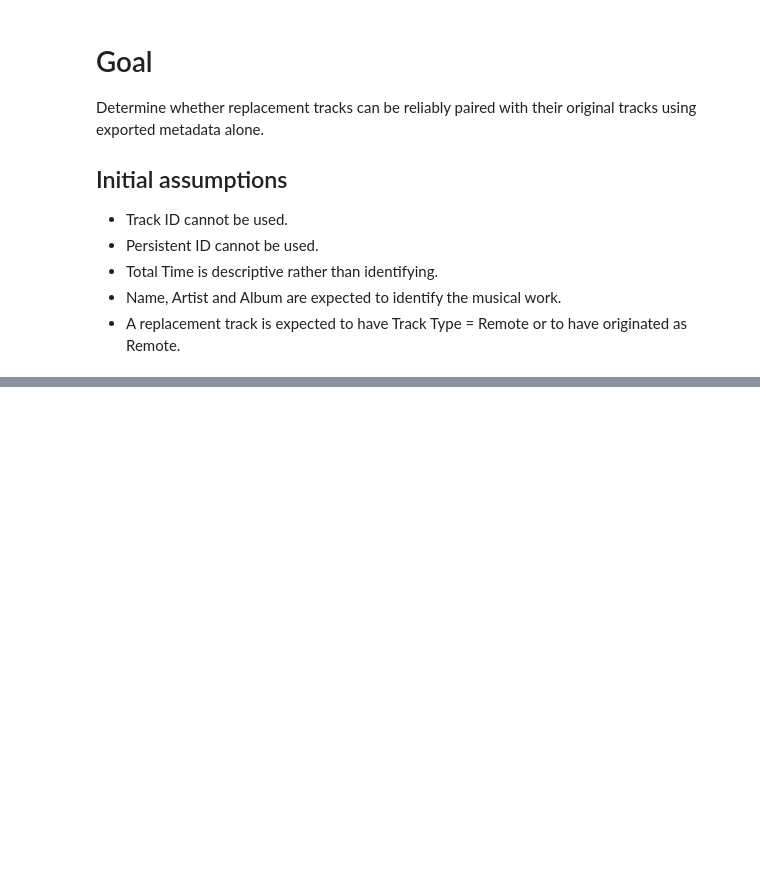
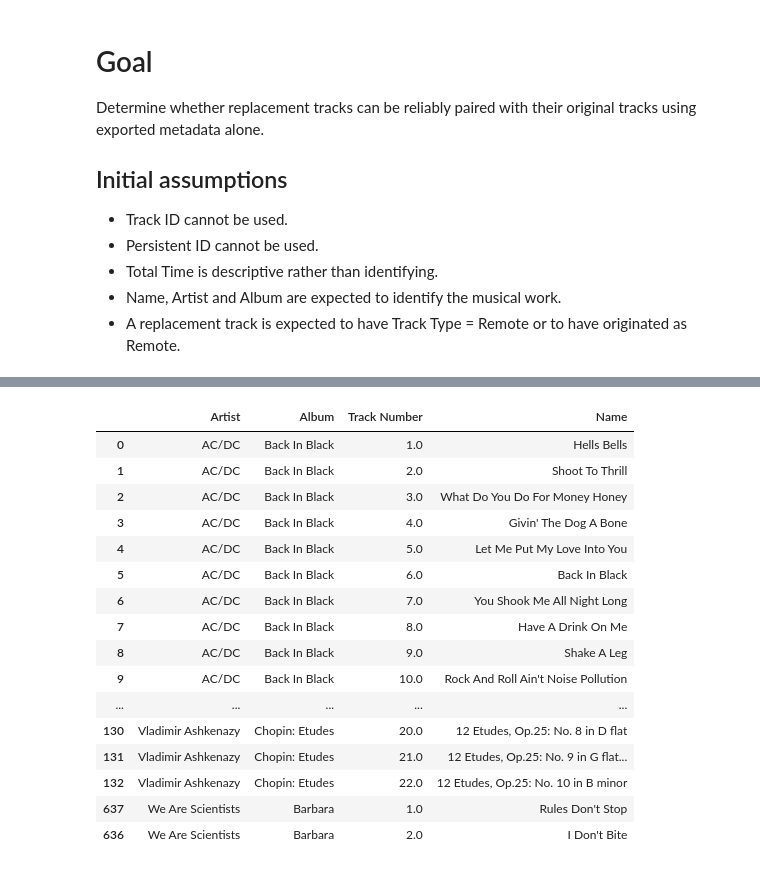
Before and after one commit to St1gg3r6/music-library-tools, a Jupyter notebook: notebooks/03_Track_Matching.ipynb, the cells around one changed output, grey strips where cells are left out. Drawn from its saved outputs; the diff is of its cells as text; code cells hidden in the pictures; blank space fills up the shorter version.

```diff
--- a/notebooks/03_Track_Matching.ipynb
+++ b/notebooks/03_Track_Matching.ipynb
@@ -40,7 +41,7 @@ result
 |  | Track ID | Name | Artist | Album | Genre | Kind | Size | Total Time | Disc Number | Disc Count | ... |
 | 59 | 1832 | Strength | The Alarm | Strength 1985-1986 | Rock | Matched AAC audio file | 11674991 | 334266 | 1.0 | 1.0 | ... |
 # %%
-original_pool = baseline_df[baseline_df['Track Type'] == 'File']
+original_pool = baseline_df[baseline_df['Track ID'] == baseline_df['Min Track ID']]
 original_pool.head()
 # %% [output]
 |  | Track ID | Name | Artist | Album | Genre | Kind | Size | Total Time | Disc Number | Disc Count | ... |
@@ -96,7 +75,10 @@ track_series
 | 1705 | 5127 | Hysteria | Muse | H.A.A.R.P [Live] | Rock | Matched AAC audio file | 9238253 | 259066 | 1.0 | 1.0 | ... |
 | 11123 | 25406 | Hysteria | Muse | H.A.A.R.P [Live] | Rock | AAC audio file | 9238253 | 259066 | 1.0 | 1.0 | ... |
 # %%
-test_tracks = current_df[(current_df['Track Type'] == 'File') & (current_df['Comments'] == 'Owner: Steve')]
+test_tracks = current_df[
+    (current_df['Track ID'] == current_df['Max Track ID']) &
+    (current_df['Comments'] == 'Owner: Steve')
+]
 # %%
 test_tracks.shape
 # %% [output]
@@ -106,9 +88,10 @@ results = []
 for _, track in test_tracks.iterrows():
     candidates = find_candidate_originals(track, original_pool)
     results.append({"Track ID": track['Track ID'],
-                    "Name": track['Name'],
                     "Artist": track['Artist'],
                     "Album": track['Album'],
+                    "Track Number": track['Track Number'],
+                    "Name": track['Name'],
                     "Candidates": len(candidates)
                    })
 results_df = pd.DataFrame(results)
@@ -124,2 +107,2 @@ one_candidate = results_df[results_df['Candidates'] == 1][['Name', 'Artist', 'Al
 # %%
-print(one_candidate.to_markdown())
+no_candidates = results_df[results_df['Candidates'] == 0][IDENTITY_FIELDS].sort_values(by=IDENTITY_FIELDS)
@@ -155,0 +123,20 @@ identity_df.iloc[50:60]
+# %%
+no_candidates
+# %% [output]
+|  | Artist | Album | Track Number | Name |
+| 0 | AC/DC | Back In Black | 1.0 | Hells Bells |
+| 1 | AC/DC | Back In Black | 2.0 | Shoot To Thrill |
+| 2 | AC/DC | Back In Black | 3.0 | What Do You Do For Money Honey |
+| 3 | AC/DC | Back In Black | 4.0 | Givin' The Dog A Bone |
+| 4 | AC/DC | Back In Black | 5.0 | Let Me Put My Love Into You |
+| 5 | AC/DC | Back In Black | 6.0 | Back In Black |
+| 6 | AC/DC | Back In Black | 7.0 | You Shook Me All Night Long |
+| 7 | AC/DC | Back In Black | 8.0 | Have A Drink On Me |
+| 8 | AC/DC | Back In Black | 9.0 | Shake A Leg |
+| 9 | AC/DC | Back In Black | 10.0 | Rock And Roll Ain't Noise Pollution |
+| ... | ... | ... | ... | ... |
+| 130 | Vladimir Ashkenazy | Chopin: Etudes | 20.0 | 12 Etudes, Op.25: No. 8 in D flat |
+| 131 | Vladimir Ashkenazy | Chopin: Etudes | 21.0 | 12 Etudes, Op.25: No. 9 in G flat... |
+| 132 | Vladimir Ashkenazy | Chopin: Etudes | 22.0 | 12 Etudes, Op.25: No. 10 in B minor |
+| 637 | We Are Scientists | Barbara | 1.0 | Rules Don't Stop |
+| 636 | We Are Scientists | Barbara | 2.0 | I Don't Bite |
```
Also changed, not shown: parts of 9 cells of this notebook, 5 other files.
